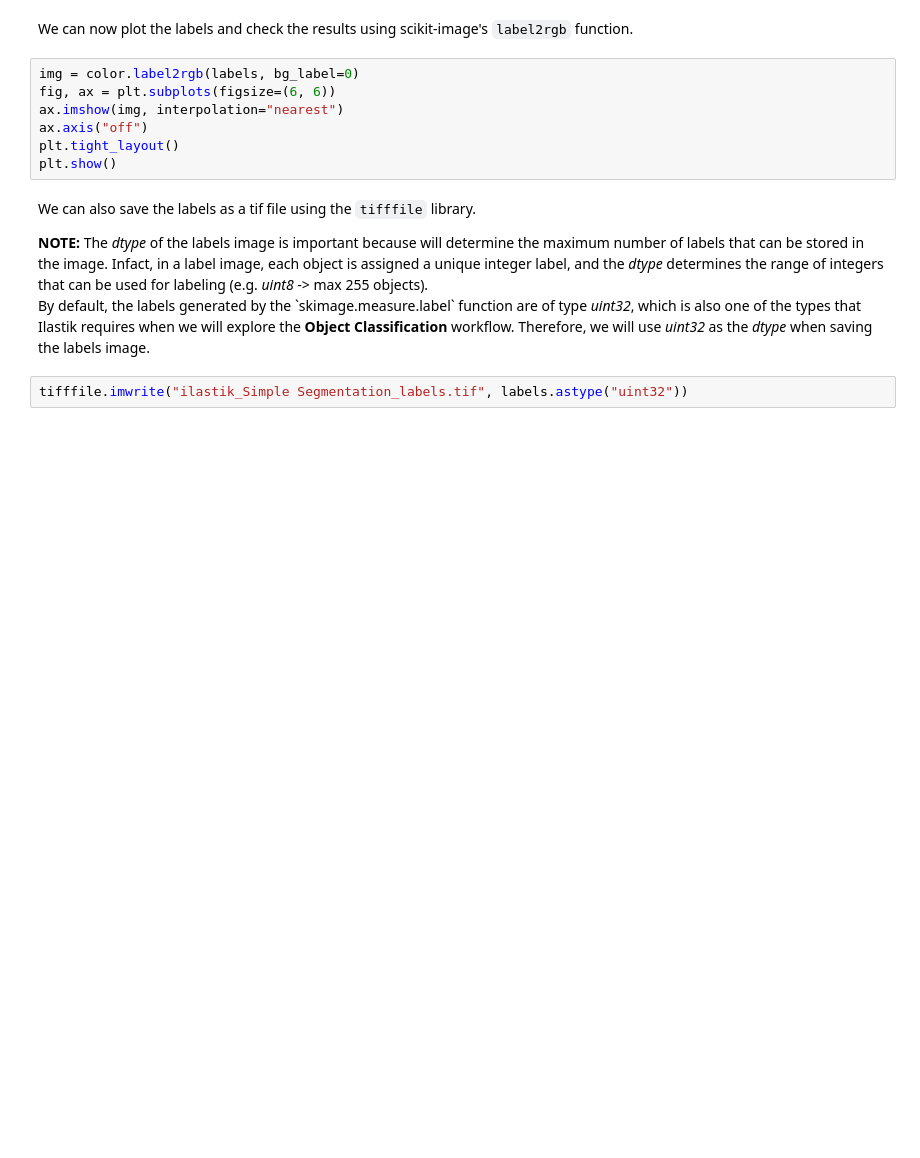
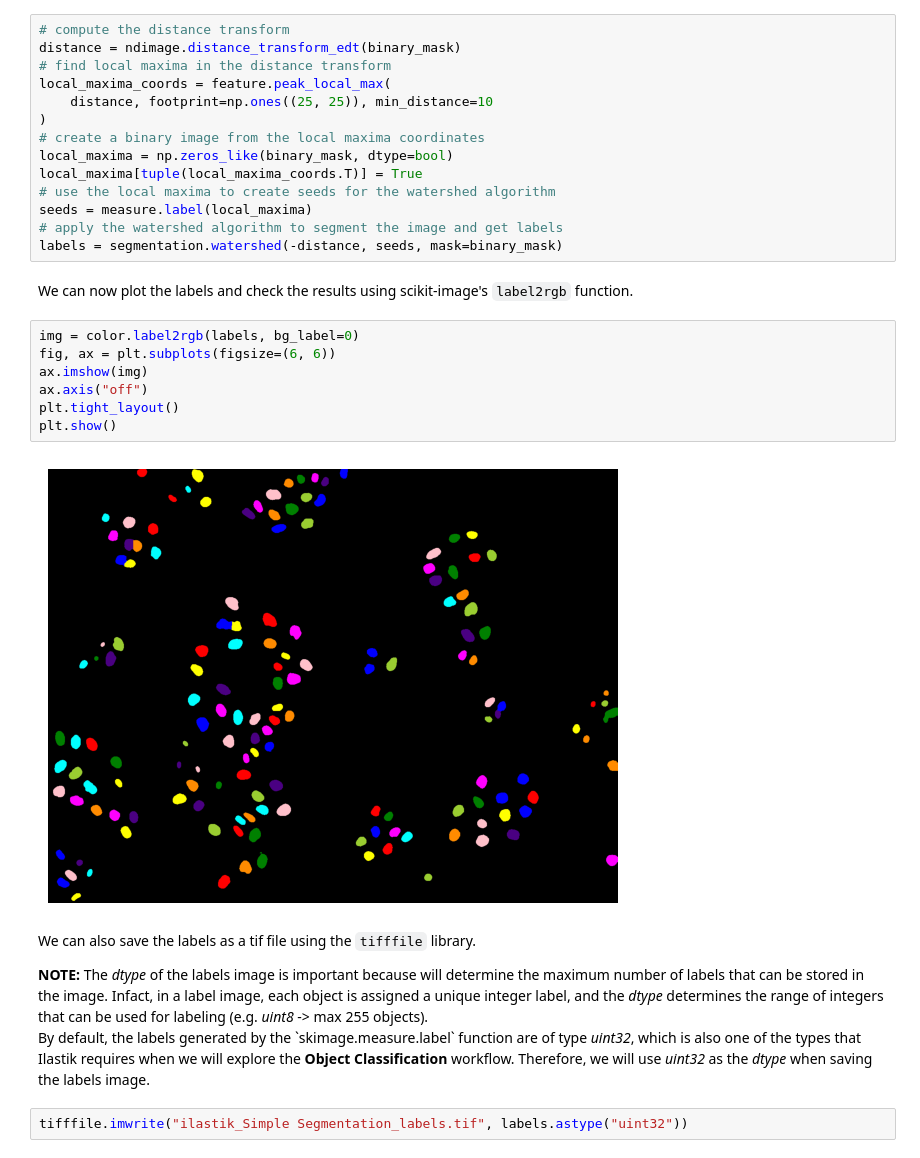
Before and after one commit to fdrgsp/bobiac, a Jupyter notebook: content/05_segmentation/machine_learning/from_ilastik_masks_to_labels.ipynb, the cells around one changed output. Saved outputs shown, nothing was run; the diff lists cells and outputs as text; blank space fills up the shorter version.

```diff
--- a/content/05_segmentation/machine_learning/from_ilastik_masks_to_labels.ipynb
+++ b/content/05_segmentation/machine_learning/from_ilastik_masks_to_labels.ipynb
@@ -118,12 +108,28 @@ labels = segmentation.watershed(-blurred_distance, seeds, mask=binary_mask)
+# %%
+# compute the distance transform
+distance = ndimage.distance_transform_edt(binary_mask)
+# find local maxima in the distance transform
+local_maxima_coords = feature.peak_local_max(
+    distance, footprint=np.ones((25, 25)), min_distance=10
+)
+# create a binary image from the local maxima coordinates
+local_maxima = np.zeros_like(binary_mask, dtype=bool)
+local_maxima[tuple(local_maxima_coords.T)] = True
+# use the local maxima to create seeds for the watershed algorithm
+seeds = measure.label(local_maxima)
+# apply the watershed algorithm to segment the image and get labels
+labels = segmentation.watershed(-distance, seeds, mask=binary_mask)
 # %% [markdown]
 We can now plot the labels and check the results using scikit-image's `label2rgb` function.
 # %%
 img = color.label2rgb(labels, bg_label=0)
 fig, ax = plt.subplots(figsize=(6, 6))
-ax.imshow(img, interpolation="nearest")
+ax.imshow(img)
 ax.axis("off")
 plt.tight_layout()
 plt.show()
+# %% [output]
+[figure, added]
 # %% [markdown]
 We can also save the labels as a tif file using the `tifffile` library.
 
```
Also changed, not shown: parts of 4 cells of this notebook.
